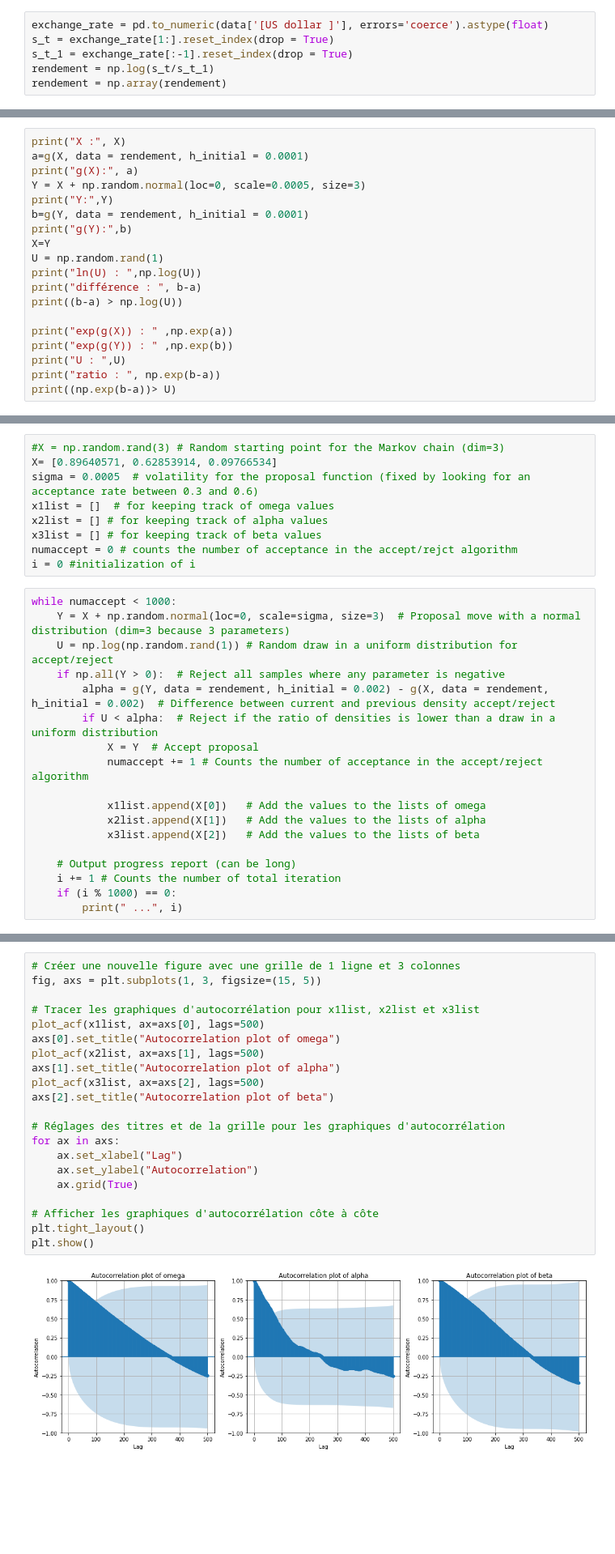
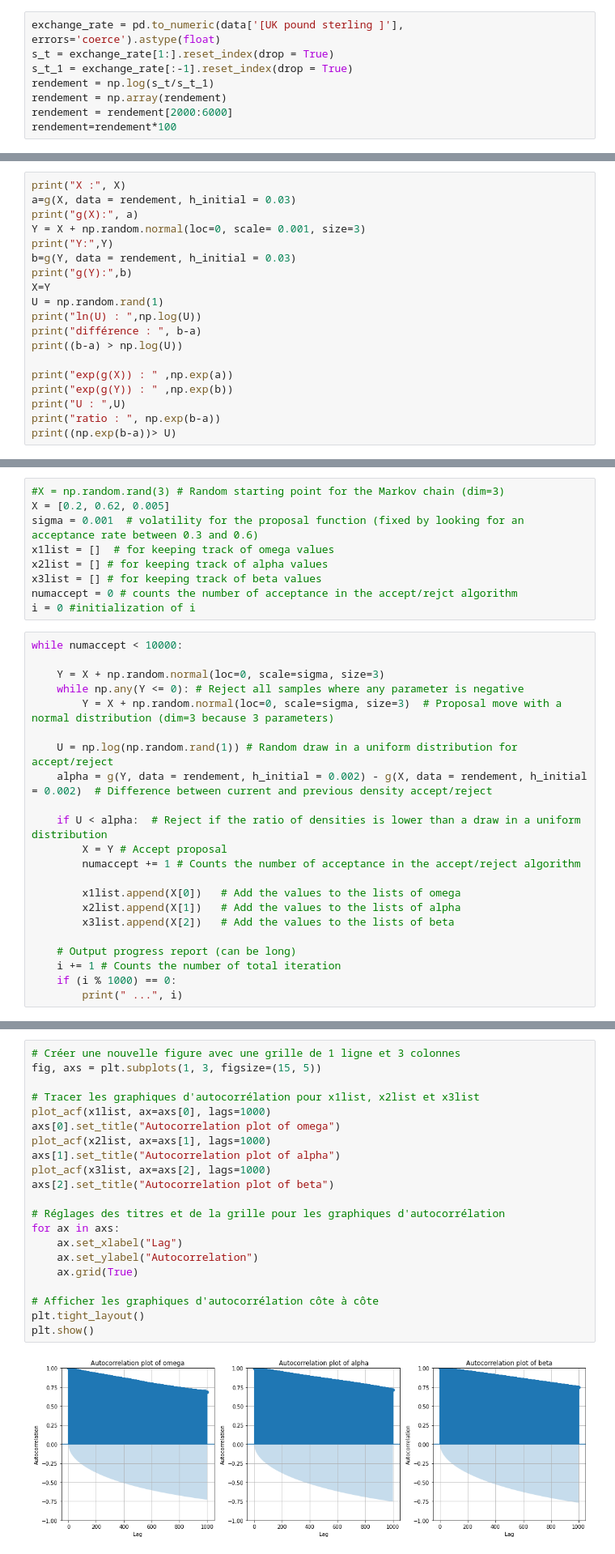
Before and after one commit to ludovic-gyt/Garch_ZV_MCMC, a Jupyter notebook: MCMC_Q1.ipynb, the cells around one changed output, grey strips where cells are left out. Shown: that part at 81% size. Drawn from its saved outputs; the diff is of its cells as text; blank space fills up the shorter version.

```diff
--- a/MCMC_Q1.ipynb
+++ b/MCMC_Q1.ipynb
@@ -346,11 +360,13 @@ data = pd.read_csv("euro-daily-hist_1999_2022.csv")
 # %% [markdown]
 Log transformation to get the return of the exchange rate:
 # %%
-exchange_rate = pd.to_numeric(data['[US dollar ]'], errors='coerce').astype(float)
+exchange_rate = pd.to_numeric(data['[UK pound sterling ]'], errors='coerce').astype(float)
 s_t = exchange_rate[1:].reset_index(drop = True)
 s_t_1 = exchange_rate[:-1].reset_index(drop = True)
 rendement = np.log(s_t/s_t_1)
 rendement = np.array(rendement)
+rendement = rendement[2000:6000]
+rendement=rendement*100
 # %% [markdown]
 We can see on the following plot that the volatily is not constant and depend from previous perriod. So a Garch model is adapted.
 # %%
@@ -379,11 +395,11 @@ np.std(rendement[0:2])
 #### MCMC
 # %%
 print("X :", X)
-a=g(X, data = rendement, h_initial = 0.0001)
+a=g(X, data = rendement, h_initial = 0.03)
 print("g(X):", a)
-Y = X + np.random.normal(loc=0, scale=0.0005, size=3)
+Y = X + np.random.normal(loc=0, scale= 0.001, size=3)
 print("Y:",Y)
-b=g(Y, data = rendement, h_initial = 0.0001)
+b=g(Y, data = rendement, h_initial = 0.03)
 print("g(Y):",b)
 X=Y
 U = np.random.rand(1)
@@ -412,25 +430,29 @@ ratio :  9.599868118451377
 # %%
 #X = np.random.rand(3) # Random starting point for the Markov chain (dim=3)
-X= [0.89640571, 0.62853914, 0.09766534]
-sigma = 0.0005  # volatility for the proposal function (fixed by looking for an acceptance rate between 0.3 and 0.6)
+X = [0.2, 0.62, 0.005]
+sigma = 0.001  # volatility for the proposal function (fixed by looking for an acceptance rate between 0.3 and 0.6)
 x1list = []  # for keeping track of omega values
 x2list = [] # for keeping track of alpha values
 x3list = [] # for keeping track of beta values
 numaccept = 0 # counts the number of acceptance in the accept/rejct algorithm
 i = 0 #initialization of i
 # %%
-while numaccept < 1000:
-    Y = X + np.random.normal(loc=0, scale=sigma, size=3)  # Proposal move with a normal distribution (dim=3 because 3 parameters)
+while numaccept < 10000:
+
+    Y = X + np.random.normal(loc=0, scale=sigma, size=3)
+    while np.any(Y <= 0): # Reject all samples where any parameter is negative
+        Y = X + np.random.normal(loc=0, scale=sigma, size=3)  # Proposal move with a normal distribution (dim=3 because 3 parameters)
+
     U = np.log(np.random.rand(1)) # Random draw in a uniform distribution for accept/reject
-    if np.all(Y > 0):  # Reject all samples where any parameter is negative
-        alpha = g(Y, data = rendement, h_initial = 0.002) - g(X, data = rendement, h_initial = 0.002)  # Difference between current and previous density accept/reject
-        if U < alpha:  # Reject if the ratio of densities is lower than a draw in a uniform distribution
-            X = Y  # Accept proposal
-            numaccept += 1 # Counts the number of acceptance in the accept/reject algorithm
+    alpha = g(Y, data = rendement, h_initial = 0.002) - g(X, data = rendement, h_initial = 0.002)  # Difference between current and previous density accept/reject
 
-            x1list.append(X[0])   # Add the values to the lists of omega
-            x2list.append(X[1])   # Add the values to the lists of alpha
-            x3list.append(X[2])   # Add the values to the lists of beta
+    if U < alpha:  # Reject if the ratio of densities is lower than a draw in a uniform distribution
+        X = Y # Accept proposal
+        numaccept += 1 # Counts the number of acceptance in the accept/reject algorithm
+
+        x1list.append(X[0])   # Add the values to the lists of omega
+        x2list.append(X[1])   # Add the values to the lists of alpha
+        x3list.append(X[2])   # Add the values to the lists of beta
 
     # Output progress report (can be long)
     i += 1 # Counts the number of total iteration
@@ -445,23 +487,23 @@ First we plot the acf in order to determine the right number of burn in to choos
 # %%
 # Créer une nouvelle figure avec une grille de 1 ligne et 3 colonnes
 fig, axs = plt.subplots(1, 3, figsize=(15, 5))
 
 # Tracer les graphiques d'autocorrélation pour x1list, x2list et x3list
-plot_acf(x1list, ax=axs[0], lags=500)
+plot_acf(x1list, ax=axs[0], lags=1000)
 axs[0].set_title("Autocorrelation plot of omega")
-plot_acf(x2list, ax=axs[1], lags=500)
+plot_acf(x2list, ax=axs[1], lags=1000)
 axs[1].set_title("Autocorrelation plot of alpha")
-plot_acf(x3list, ax=axs[2], lags=500)
+plot_acf(x3list, ax=axs[2], lags=1000)
 axs[2].set_title("Autocorrelation plot of beta")
 
 # Réglages des titres et de la grille pour les graphiques d'autocorrélation
 for ax in axs:
     ax.set_xlabel("Lag")
     ax.set_ylabel("Autocorrelation")
     ax.grid(True)
 
 # Afficher les graphiques d'autocorrélation côte à côte
 plt.tight_layout()
 plt.show()
 # %% [output]
-[figure, old version]
+[figure, new version]
```
Also changed, not shown: parts of 26 cells of this notebook.
